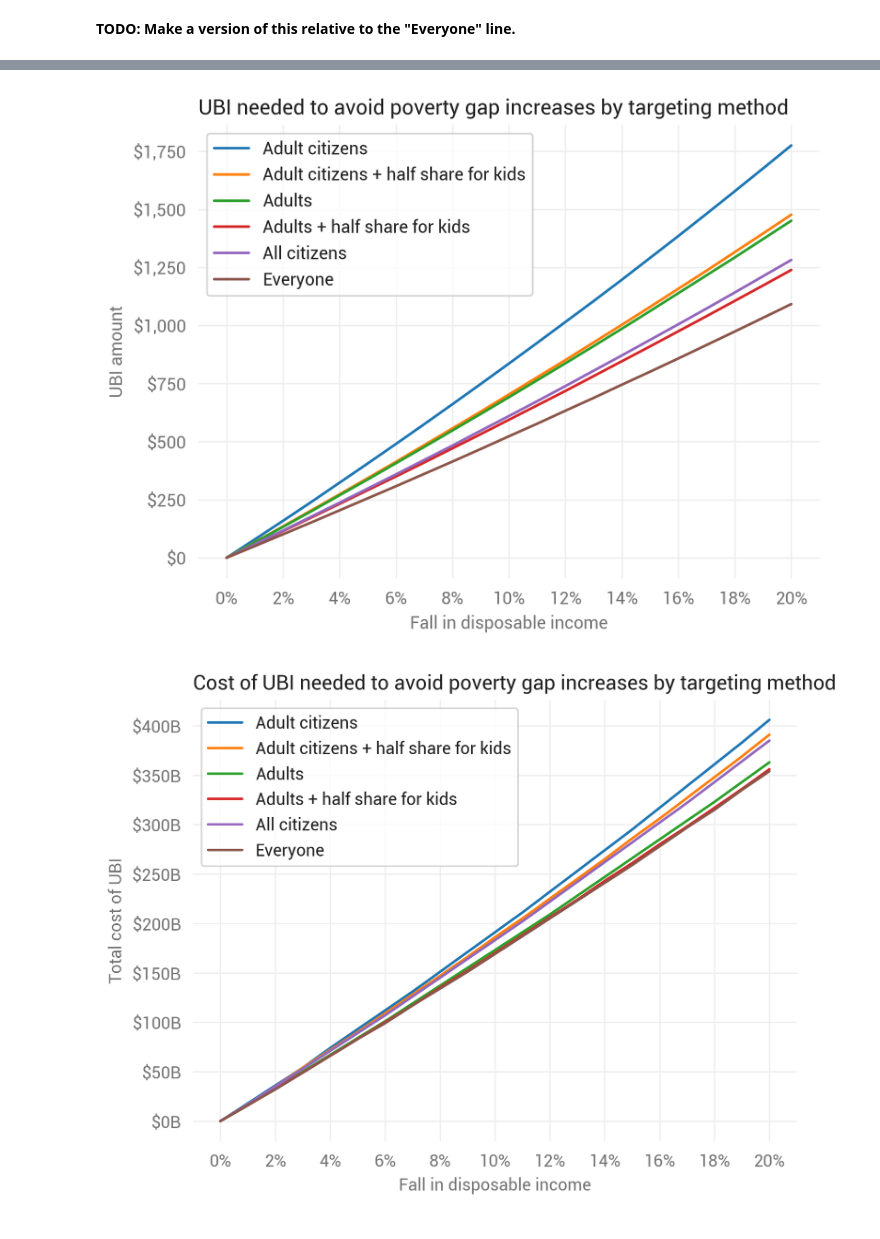
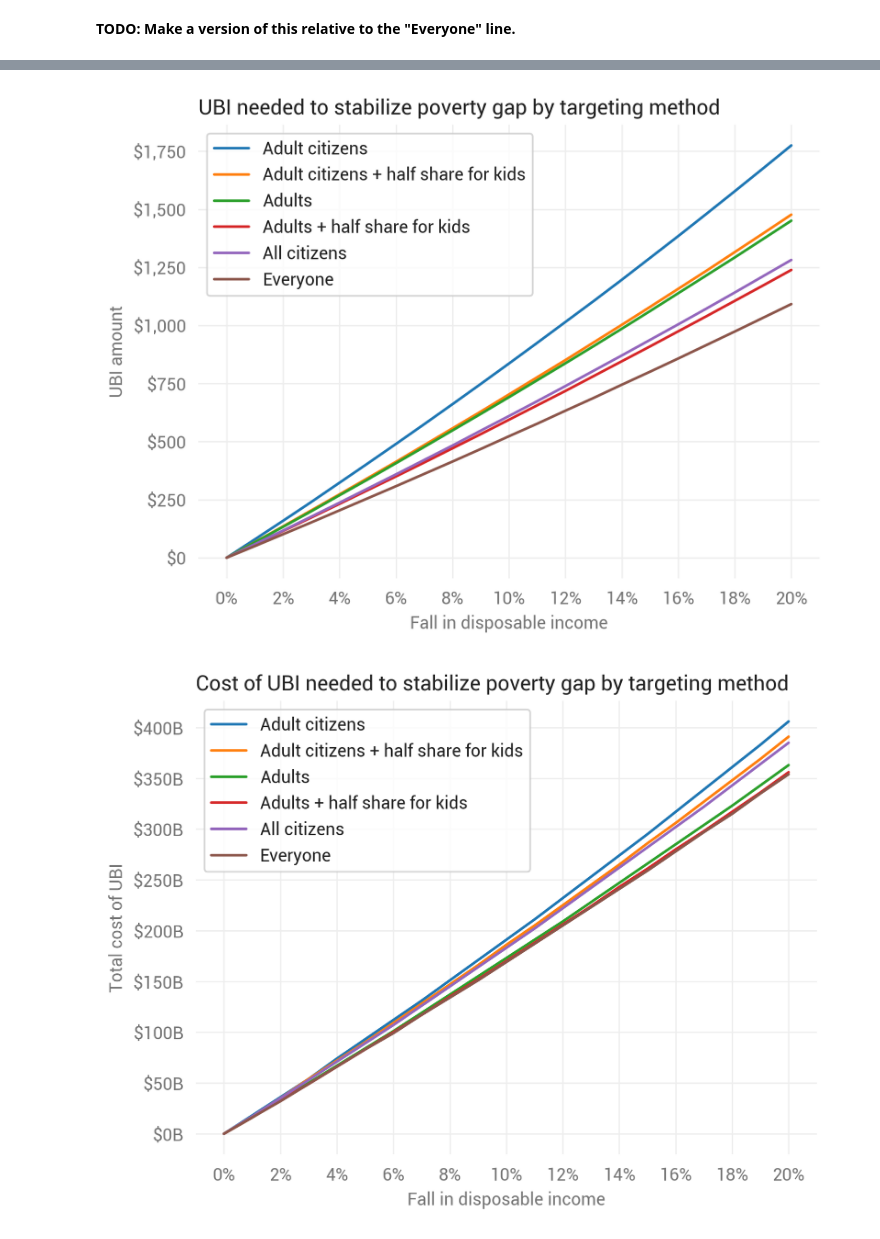
Before and after one commit to UBICenter/ubi-center, a Jupyter notebook: notebooks/covid/covid_ubi.ipynb, the cells around one changed output, grey strips where cells are left out. Cells and saved outputs as stored; diff of their text form; code cells hidden in the pictures.

```diff
--- a/notebooks/covid/covid_ubi.ipynb
+++ b/notebooks/covid/covid_ubi.ipynb
@@ -578,6 +578,7 @@ plt.show()
 # %%
 ax = ubis_rate_pivot.pov_gap_ubi.plot.line()
-plt.title('UBI needed to avoid poverty gap increases by targeting method', loc='left')
+plt.title('UBI needed to stabilize poverty gap by targeting method',
+          loc='left')
 ax.xaxis.set_major_formatter(mpl.ticker.PercentFormatter(xmax=1, decimals=0))
 ax.yaxis.set_major_formatter(mdf.dollar_format())
 plt.xticks(np.arange(0, 0.21, 0.02))
@@ -587,18 +588,18 @@ plt.ylabel('UBI amount')
 plt.savefig('charts/ubi_pov_gap.png')
 plt.show()
 # %% [output]
-[figure, old version]
+[figure, new version]
 # %%
 ax = ubis_rate_pivot.pov_gap_ubi_cost_b.plot.line()
-plt.title('Cost of UBI needed to avoid poverty gap increases by targeting ' +
-          'method', loc='left')
+plt.title('Cost of UBI needed to stabilize poverty gap by targeting method',
+          loc='left')
 ax.xaxis.set_major_formatter(mpl.ticker.PercentFormatter(xmax=1, decimals=0))
 ax.yaxis.set_major_formatter(mdf.dollar_format('B'))
 plt.xticks(np.arange(0, 0.21, 0.02))
 plt.legend(title='')
 plt.xlabel('Fall in disposable income')
 plt.ylabel('Total cost of UBI')
 plt.savefig('charts/ubi_cost_pov_gap.png')
 plt.show()
 # %% [output]
-[figure, old version]
+[figure, new version]
```
Also changed, not shown: parts of 6 cells of this notebook, 8 other files.
